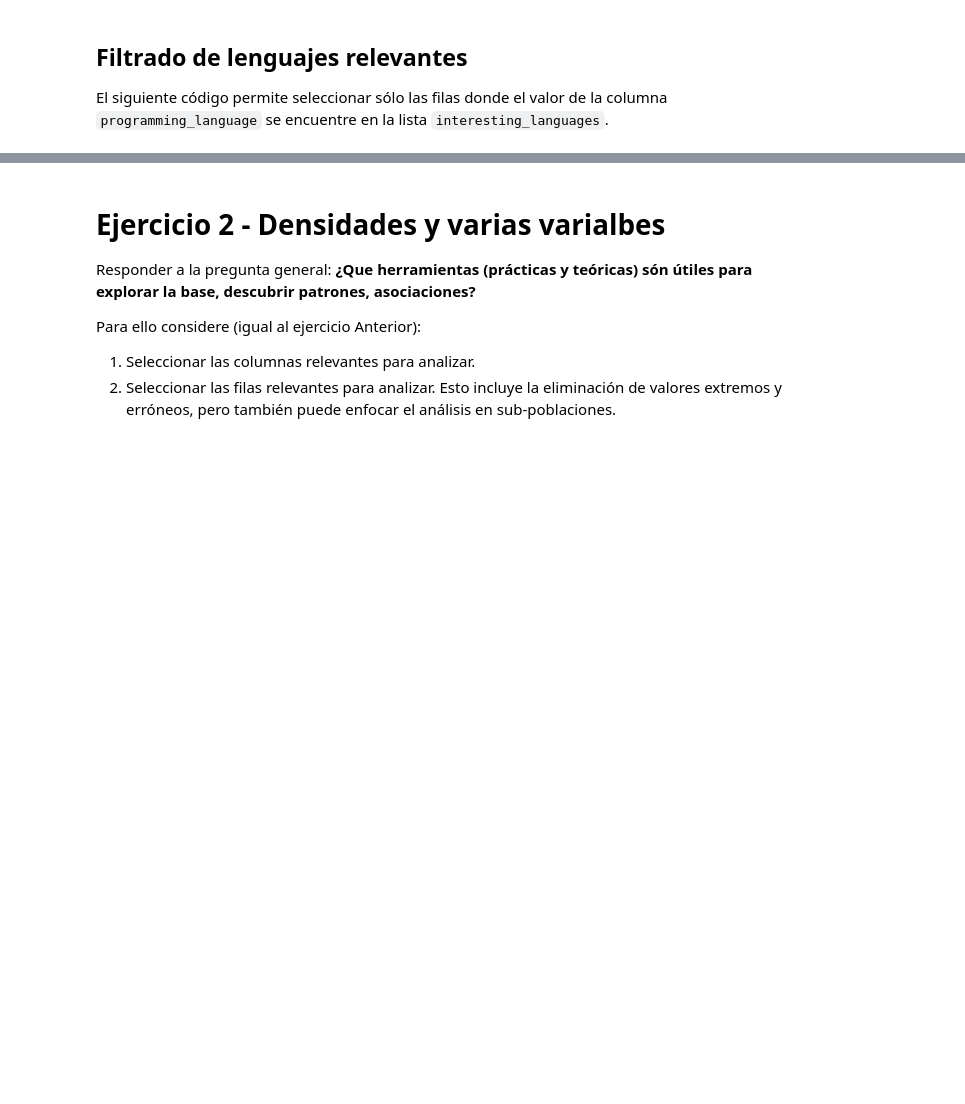
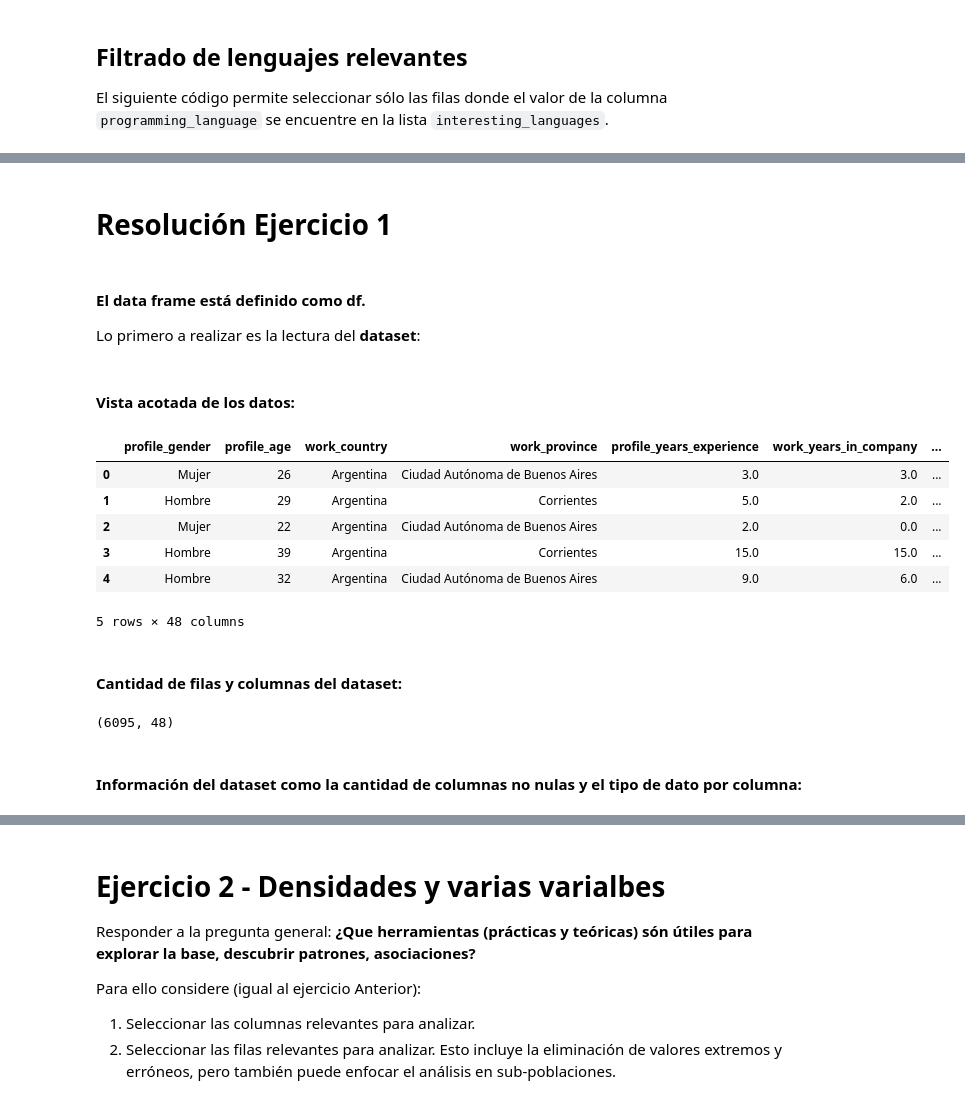
Before and after one commit to gusalvarez10/DiploDatos, a Jupyter notebook: Entregable_Parte_1.ipynb, the cells around one changed output, grey strips where cells are left out. Cells and saved outputs as stored; diff of their text form; code cells hidden in the pictures; blank space fills up the shorter version.

```diff
--- a/Entregable_Parte_1.ipynb
+++ b/Entregable_Parte_1.ipynb
@@ -143,0 +140,5 @@ filtered_df_lang[:5]
+# %% [markdown]
+# Resolución Ejercicio 1
+# %% [markdown]
+#### El data frame está definido como df.
+Lo primero a realizar es la lectura del **dataset**:
@@ -143,0 +147,20 @@ filtered_df_lang[:5]
+# %% [markdown]
+#### Vista acotada de los datos:
+# %%
+df.head(5)
+# %% [output]
+|  | profile_gender | profile_age | work_country | work_province | profile_years_experience | work_years_in_company | ... |
+| 0 | Mujer | 26 | Argentina | Ciudad Autónoma de Buenos Aires | 3.0 | 3.0 | ... |
+| 1 | Hombre | 29 | Argentina | Corrientes | 5.0 | 2.0 | ... |
+| 2 | Mujer | 22 | Argentina | Ciudad Autónoma de Buenos Aires | 2.0 | 0.0 | ... |
+| 3 | Hombre | 39 | Argentina | Corrientes | 15.0 | 15.0 | ... |
+| 4 | Hombre | 32 | Argentina | Ciudad Autónoma de Buenos Aires | 9.0 | 6.0 | ... |
+5 rows × 48 columns
+# %% [markdown]
+#### Cantidad de filas y columnas del dataset:
+# %%
+df.shape
+# %% [output]
+(6095, 48)
+# %% [markdown]
+#### Información del dataset como la cantidad de columnas no nulas y el tipo de dato por columna:
```
Also changed, not shown: parts of 26 cells of this notebook.
